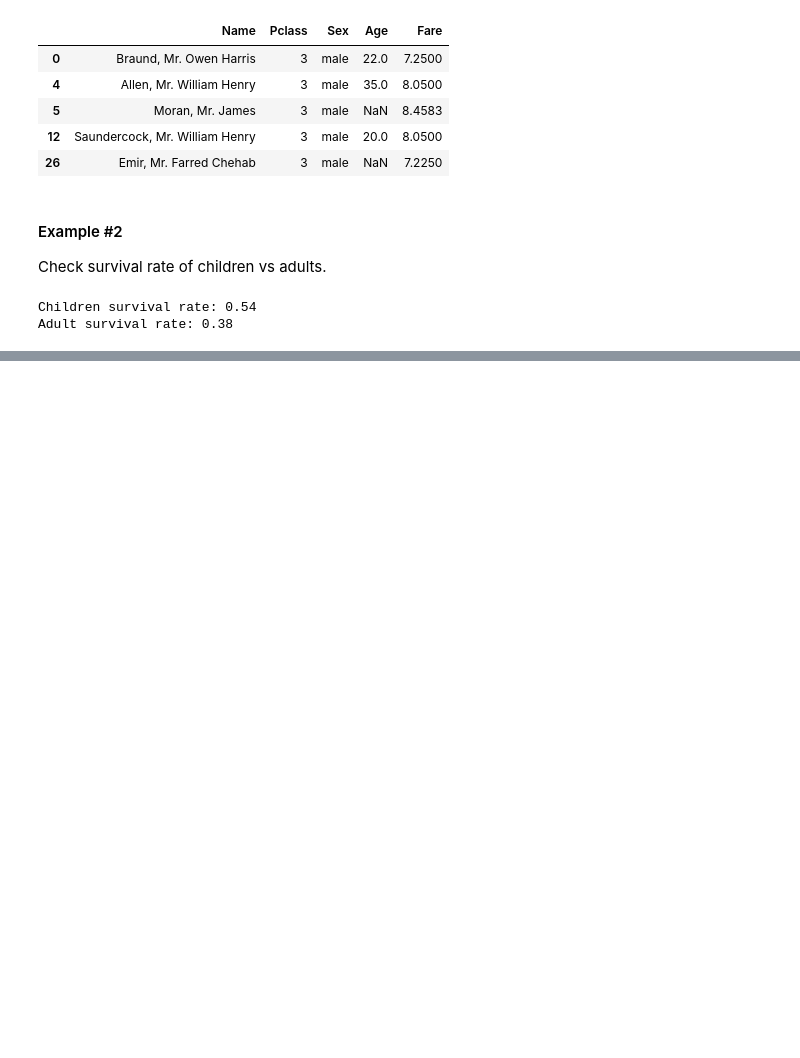
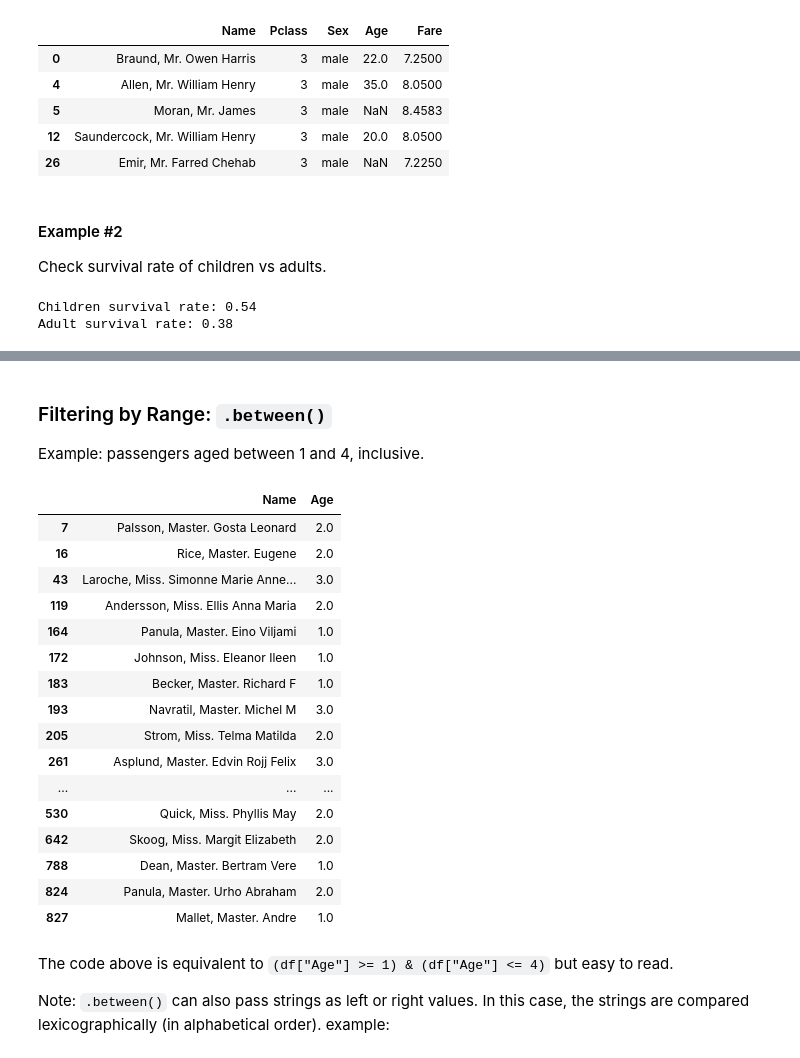
Before and after one commit to jieshu-wang-SBU/EST389_371_2026_spring, a Jupyter notebook: lectures/08-core_data_manipulation/08-02_Advanced_filtering.ipynb, the cells around one changed output, grey strips where cells are left out. Cells and saved outputs as stored; diff of their text form; code cells hidden in the pictures; blank space fills up the shorter version.

Commit message:
advanced filtering

```diff
--- a/lectures/08-core_data_manipulation/08-02_Advanced_filtering.ipynb
+++ b/lectures/08-core_data_manipulation/08-02_Advanced_filtering.ipynb
@@ -176,0 +184,8 @@ Adult survival rate: 0.38
+# %%
+import pandas as pd
+import numpy as np
+import seaborn as sns
+import matplotlib.pyplot as plt
+
+df = pd.read_csv("../06-Exploratory_data_analysis/data/Titanic-Dataset.csv")
+df.head()
@@ -176,0 +236,28 @@ Adult survival rate: 0.38
+# %% [markdown]
+### Filtering by Range: `.between()`
+
+Example: passengers aged between 1 and 4, inclusive.
+# %%
+df[df["Age"].between(left=1, right=3, inclusive="both")][["Name","Age"]]
+# %% [output]
+|  | Name | Age |
+| 7 | Palsson, Master. Gosta Leonard | 2.0 |
+| 16 | Rice, Master. Eugene | 2.0 |
+| 43 | Laroche, Miss. Simonne Marie Anne... | 3.0 |
+| 119 | Andersson, Miss. Ellis Anna Maria | 2.0 |
+| 164 | Panula, Master. Eino Viljami | 1.0 |
+| 172 | Johnson, Miss. Eleanor Ileen | 1.0 |
+| 183 | Becker, Master. Richard F | 1.0 |
+| 193 | Navratil, Master. Michel M | 3.0 |
+| 205 | Strom, Miss. Telma Matilda | 2.0 |
+| 261 | Asplund, Master. Edvin Rojj Felix | 3.0 |
+| ... | ... | ... |
+| 530 | Quick, Miss. Phyllis May | 2.0 |
+| 642 | Skoog, Miss. Margit Elizabeth | 2.0 |
+| 788 | Dean, Master. Bertram Vere | 1.0 |
+| 824 | Panula, Master. Urho Abraham | 2.0 |
+| 827 | Mallet, Master. Andre | 1.0 |
+# %% [markdown]
+The code above is equivalent to `(df["Age"] >= 1) & (df["Age"] <= 4)` but easy to read.
+
+Note: `.between()` can also pass strings as left or right values. In this case, the strings are compared lexicographically (in alphabetical order). example:
```
Also changed, not shown: parts of 25 cells of this notebook.
